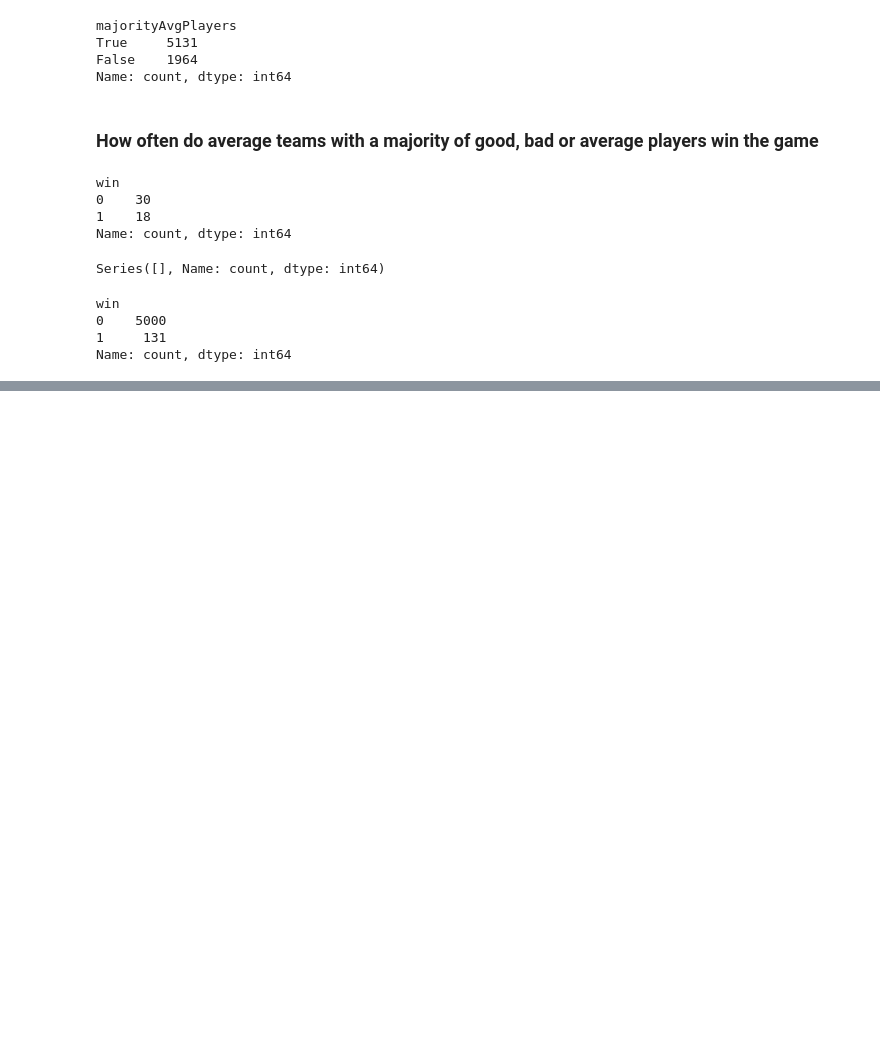
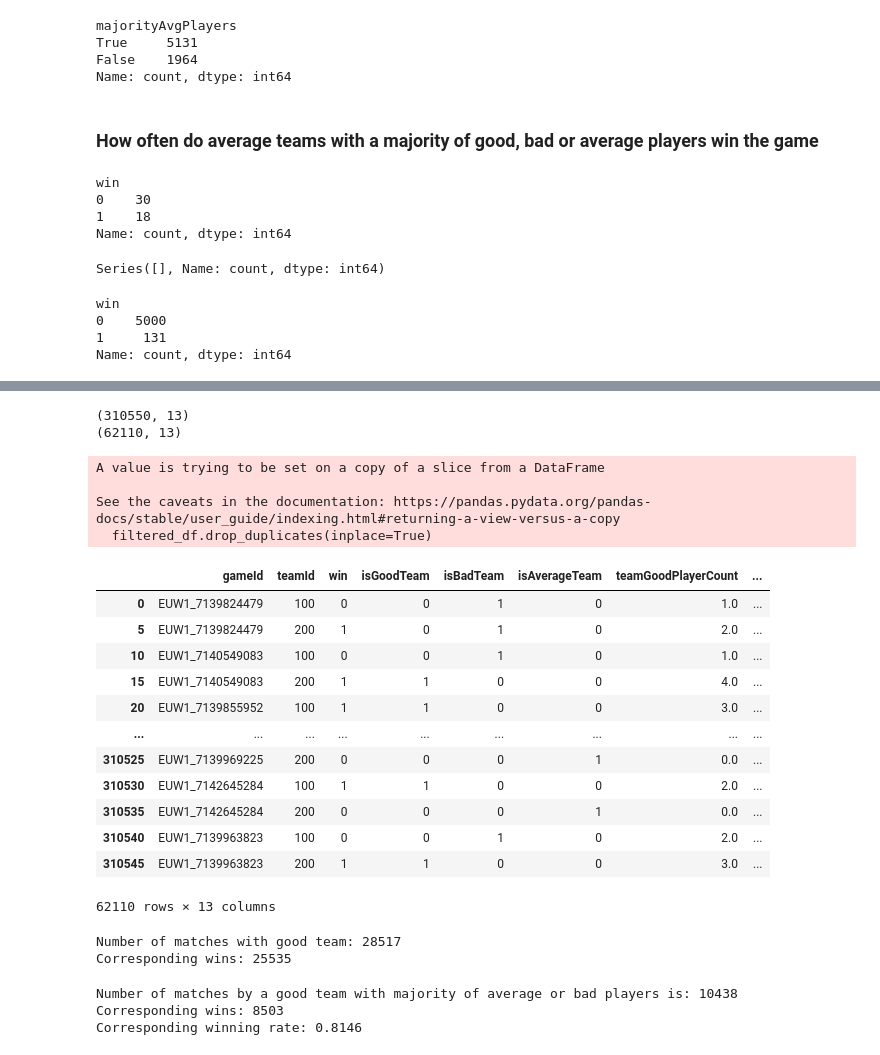
Before and after one commit to TDI-Lab/Collective-Intelligence-LoL, a Jupyter notebook: notebooks/crossTabsAnalysis.ipynb, the cells around one changed output, grey strips where cells are left out. Cells and saved outputs as stored; diff of their text form; code cells hidden in the pictures; blank space fills up the shorter version.

```diff
--- a/notebooks/crossTabsAnalysis.ipynb
+++ b/notebooks/crossTabsAnalysis.ipynb
@@ -343,0 +365,15 @@ Name: count, dtype: int64
+# %%
+# using the second approach
+goodPlayerCount = individualInTeamLabels[individualInTeamLabels['isGoodPlayer'] == True].groupby(['gameId', 'teamId'])['summonerId'].count().reset_index(name='teamGoodPlayerCount')
+individualInTeamLabels = individualInTeamLabels.merge(goodPlayerCount, on=['gameId', 'teamId'], how='left')
+individualInTeamLabels['teamGoodPlayerCount'].fillna(0, inplace=True)
+
+averagePlayerCount = individualInTeamLabels[individualInTeamLabels['isAveragePlayer'] == True].groupby(['gameId', 'teamId'])['summonerId'].count().reset_index(name='teamAveragePlayerCount')
+individualInTeamLabels = individualInTeamLabels.merge(averagePlayerCount, on=['gameId', 'teamId'], how='left')
+individualInTeamLabels['teamAveragePlayerCount'].fillna(0, inplace=True)
+
+badPlayerCount = individualInTeamLabels[individualInTeamLabels['isBadPlayer'] == True].groupby(['gameId', 'teamId'])['summonerId'].count().reset_index(name='teamBadPlayerCount')
+individualInTeamLabels = individualInTeamLabels.merge(badPlayerCount, on=['gameId', 'teamId'], how='left')
+individualInTeamLabels['teamBadPlayerCount'].fillna(0, inplace=True)
+
+individualInTeamLabels
@@ -343,0 +412,4 @@ Name: count, dtype: int64
+# %%
+# some sanity-check
+individualInTeamLabels['playersCountCheck'] = np.where((individualInTeamLabels['teamBadPlayerCount'] + individualInTeamLabels['teamAveragePlayerCount'] + individualInTeamLabels['teamGoodPlayerCount'] == 5), True, False)
+individualInTeamLabels['playersCountCheck'].value_counts()
@@ -343,0 +420,6 @@ Name: count, dtype: int64
+# %%
+individualInTeamLabels['majorityBadOrAveragePlayers'] = np.where(individualInTeamLabels['teamGoodPlayerCount'] <= 2, True, False)
+individualInTeamLabels['majorityGoodOrAveragePlayers'] = np.where(individualInTeamLabels['teamBadPlayerCount'] <= 2, True, False)
+individualInTeamLabels['majorityGoodPlayers'] = np.where(individualInTeamLabels['teamGoodPlayerCount'] >= 3, True, False)
+individualInTeamLabels['majorityBadPlayers'] = np.where(individualInTeamLabels['teamBadPlayerCount'] >= 3, True, False)
+individualInTeamLabels
@@ -343,0 +440,49 @@ Name: count, dtype: int64
+# %%
+filtered_df = individualInTeamLabels[['gameId', 'teamId', 'win', 'isGoodTeam', 'isBadTeam', 'isAverageTeam', 'teamGoodPlayerCount', 'teamBadPlayerCount', 'teamAveragePlayerCount', 'majorityBadOrAveragePlayers', 'majorityGoodOrAveragePlayers', 'majorityGoodPlayers', 'majorityBadPlayers']]
+print(filtered_df.shape)
+filtered_df.drop_duplicates(inplace=True)
+print(filtered_df.shape)
+
+filtered_df
+# %% [output]
+(310550, 13)
+(62110, 13)
+A value is trying to be set on a copy of a slice from a DataFrame
+
+See the caveats in the documentation: https://pandas.pydata.org/pandas-docs/stable/user_guide/indexing.html#returning-a-view-versus-a-copy
+  filtered_df.drop_duplicates(inplace=True)
+|  | gameId | teamId | win | isGoodTeam | isBadTeam | isAverageTeam | teamGoodPlayerCount | ... |
+| 0 | EUW1_7139824479 | 100 | 0 | 0 | 1 | 0 | 1.0 | ... |
+| 5 | EUW1_7139824479 | 200 | 1 | 0 | 1 | 0 | 2.0 | ... |
+| 10 | EUW1_7140549083 | 100 | 0 | 0 | 1 | 0 | 1.0 | ... |
+| 15 | EUW1_7140549083 | 200 | 1 | 1 | 0 | 0 | 4.0 | ... |
+| 20 | EUW1_7139855952 | 100 | 1 | 1 | 0 | 0 | 3.0 | ... |
+| ... | ... | ... | ... | ... | ... | ... | ... | ... |
+| 310525 | EUW1_7139969225 | 200 | 0 | 0 | 0 | 1 | 0.0 | ... |
+| 310530 | EUW1_7142645284 | 100 | 1 | 1 | 0 | 0 | 2.0 | ... |
+| 310535 | EUW1_7142645284 | 200 | 0 | 0 | 0 | 1 | 0.0 | ... |
+| 310540 | EUW1_7139963823 | 100 | 0 | 0 | 1 | 0 | 2.0 | ... |
+| 310545 | EUW1_7139963823 | 200 | 1 | 1 | 0 | 0 | 3.0 | ... |
+62110 rows × 13 columns
+# %%
+# matches with good teams
+matches_with_good_teams = filtered_df[filtered_df['isGoodTeam'] == True].shape[0]
+print(f"Number of matches with good team: {matches_with_good_teams}")
+
+matches_with_good_teams_win = filtered_df[(filtered_df['isGoodTeam'] == True) & (filtered_df['win'] == True)].shape[0]
+print(f"Corresponding wins: {matches_with_good_teams_win}")
+# %% [output]
+Number of matches with good team: 28517
+Corresponding wins: 25535
+# %%
+matches_with_good_team_majority_bad_avg = filtered_df[(filtered_df['isGoodTeam'] == True) & (filtered_df['majorityBadOrAveragePlayers'] == True)].shape[0]
+print(f"Number of matches by a good team with majority of average or bad players is: {matches_with_good_team_majority_bad_avg}")
+
+matches_with_good_team_majority_bad_avg_wins = filtered_df[(filtered_df['isGoodTeam'] == True) & (filtered_df['majorityBadOrAveragePlayers'] == True) & (filtered_df['win'] == True)].shape[0]
+print(f"Corresponding wins: {matches_with_good_team_majority_bad_avg_wins}")
+
+print(f"Corresponding winning rate: {matches_with_good_team_majority_bad_avg_wins / matches_with_good_team_majority_bad_avg:.4f}")
+# %% [output]
+Number of matches by a good team with majority of average or bad players is: 10438
+Corresponding wins: 8503
+Corresponding winning rate: 0.8146
```
Also changed, not shown: parts of 21 cells of this notebook, 2 other files.
